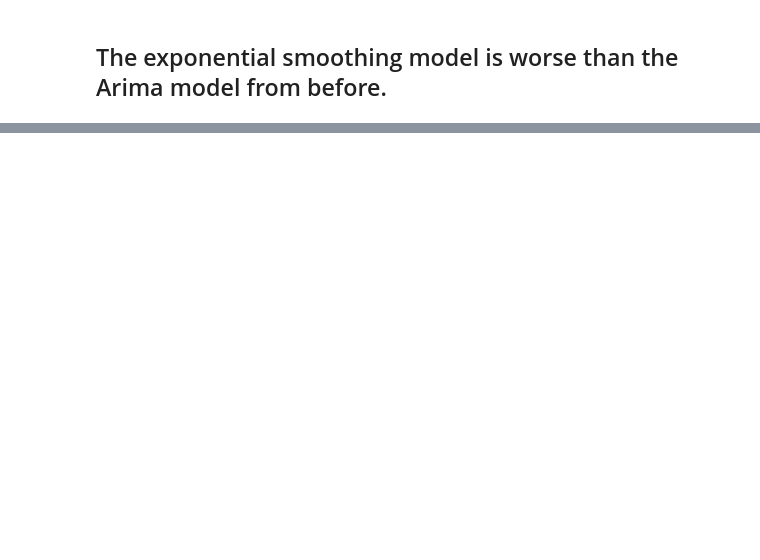
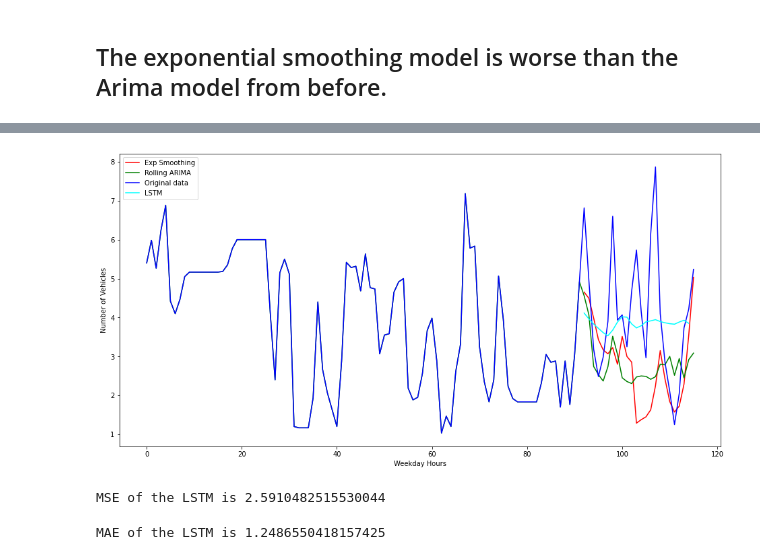
Before and after one commit to anryabrahamyan/Road_Traffic_Prediction, a Jupyter notebook: predictor/HW4_project_part_with_aggregations_feedback.ipynb, the cells around one changed output, grey strips where cells are left out. Saved outputs shown, nothing was run; the diff lists cells and outputs as text; code cells hidden in the pictures; blank space fills up the shorter version.

```diff
--- a/predictor/HW4_project_part_with_aggregations_feedback.ipynb
+++ b/predictor/HW4_project_part_with_aggregations_feedback.ipynb
@@ -344,0 +340,16 @@ plt.show()
+# %%
+deep_inputs = Input(shape=(76))
+inputs = tf.keras.layers.Reshape([1, 76])(deep_inputs)
+LSTM_Layer_1 = LSTM(
+    units = 120,
+    activation="tanh",
+    name = 'lstm_layer_1',
+    recurrent_activation="sigmoid",
+    use_bias=True,
+    dropout=0.1,
+    return_sequences=True)(inputs)
+dense = tf.keras.layers.Dense(1)(LSTM_Layer_1)
+model = Model(inputs=deep_inputs, outputs=dense)
+
+model.compile(loss=tf.keras.losses.MSE,
+              optimizer=tf.keras.optimizers.Adam(learning_rate=1e-2))
@@ -344,0 +376,2 @@ plt.show()
+# %%
+model.fit(X_train, y_train, validation_data = (X_test, y_test), batch_size = 32, epochs = 10, workers = -1)
@@ -344,0 +420,7 @@ plt.show()
+# %%
+X_train1 = X_train.copy()
+pred = []
+for i in range(1, len(X_test)):
+    model.fit(pd.concat([X_train, X_test.iloc[:i]]), pd.concat([y_train, y_test.iloc[:i]]), validation_data = (X_test, y_test), batch_size = 32, epochs = 1, workers = -1)
+    pred.append(model.predict([X_test.iloc[i - 1].to_numpy().reshape(1, 76)], batch_size=1))
+pred
@@ -344,0 +441,19 @@ plt.show()
+# %%
+pred_all = []
+for i in range(len(pred)):
+    pred_all.append(pred[i][0][0][0])
+pred_all.append(statistics.mean(pred_all))
+# %%
+f, ax = plt.subplots(figsize = (16, 8))
+ax.plot(exp_smooth.forecast(24),color = "red", label = "Exp Smoothing")
+ax.plot(Rolling, color = "green", label = "Rolling ARIMA")
+ax.plot(df_cleaned["Vehicle_0.1"], color = "blue", label = "Original data")
+plt.plot(X_test.index, pred_all, color = "cyan", label = "LSTM")
+plt.xlabel("Weekday Hours")
+plt.ylabel("Number of Vehicles")
+plt.legend()
+plt.show()
+
+#plt.savefig('pred.png')
+# %% [output]
+[figure, added]
@@ -344,0 +462,8 @@ plt.show()
+# %%
+print('MSE of the LSTM is', np.mean((pred_all-test.astype("float"))**2))
+# %% [output]
+MSE of the LSTM is 2.5910482515530044
+# %%
+print('MAE of the LSTM is', np.mean(abs(pred_all-test.astype("float"))))
+# %% [output]
+MAE of the LSTM is 1.2486550418157425
```
Also changed, not shown: parts of 30 cells of this notebook.
